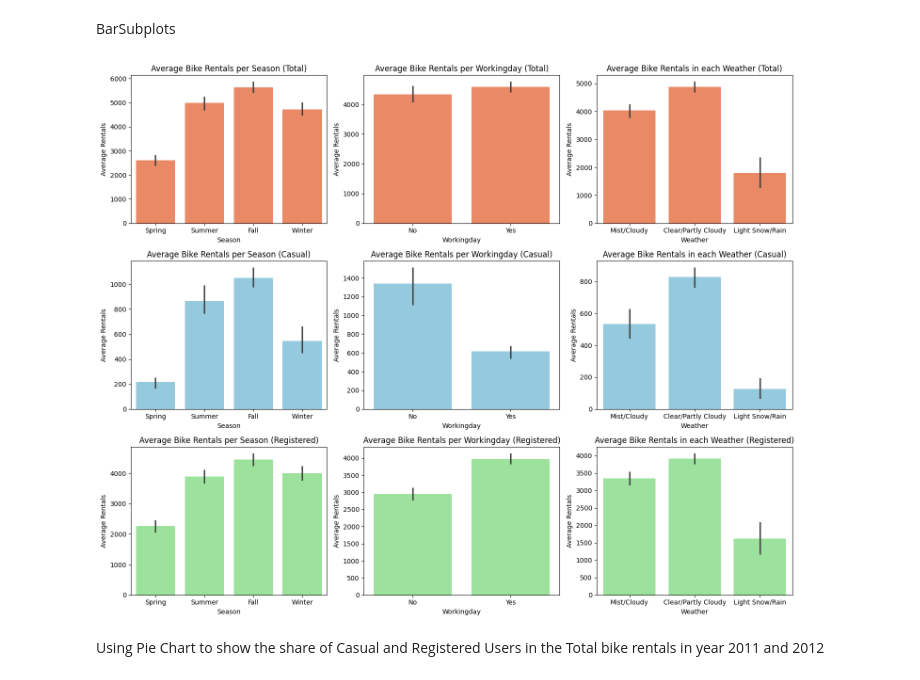
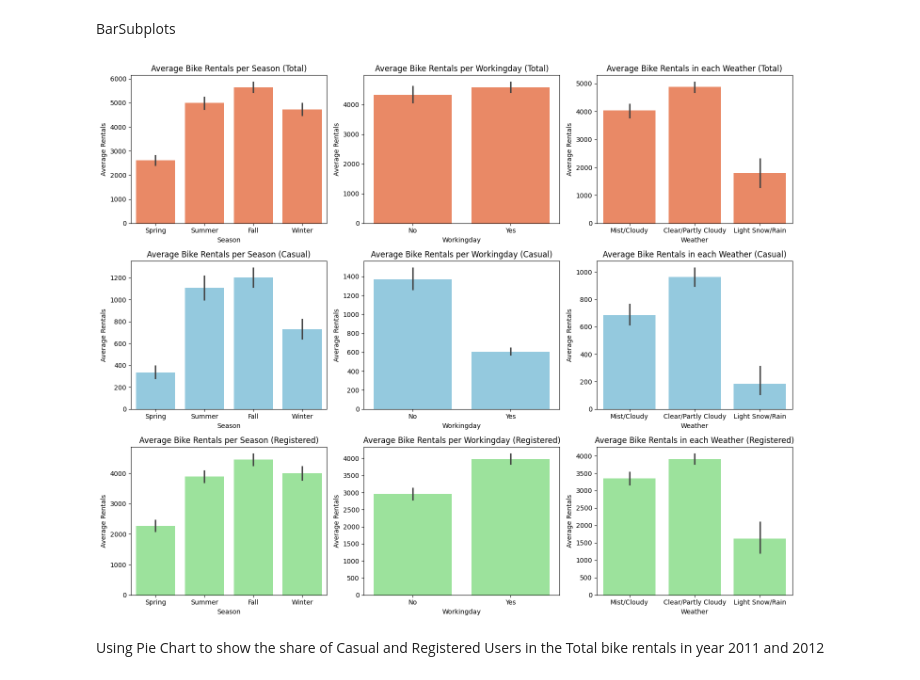
Before and after one commit to anik8C/EDA-of-Bike-Sharing-in-DC, a Jupyter notebook: EDA.ipynb, the cells around one changed output. Saved outputs shown, nothing was run; the diff lists cells and outputs as text; code cells hidden in the pictures.

Commit message:
Updated the estimator to default

```diff
--- a/EDA.ipynb
+++ b/EDA.ipynb
@@ -6,7 +4,7 @@ import pandas as pd
 import matplotlib.pyplot as plt
 import seaborn as sns
 
-df = pd.read_excel("/Users/ani/Desktop/Python_Project/WDC Bike Sharing EDA /day.xls")
+df = pd.read_excel("day.xls")
 print(df.head())
 print(df.isnull().sum())
 # %% [output]
@@ -150,48 +148,48 @@ axs[0,2].set_ylabel('Average Rentals')
 
 #---------Casual-----------
 
-sns.barplot(data = df, x = "Season", y = "Casual", ax = axs[1,0], estimator=np.median, color = "skyblue")
+sns.barplot(data = df, x = "Season", y = "Casual", ax = axs[1,0], color = "skyblue")
 axs[1,0].set_title('Average Bike Rentals per Season (Casual)')
 axs[1,0].set_xlabel("Season")
 axs[1,0].set_ylabel('Average Rentals')
 # plt.show()
 
-sns.barplot(data = df, x = "Workingday", y = "Casual", ax = axs[1,1], estimator=np.median, color = "skyblue")
+sns.barplot(data = df, x = "Workingday", y = "Casual", ax = axs[1,1], color = "skyblue")
 axs[1,1].set_title('Average Bike Rentals per Workingday (Casual)')
 axs[1,1].set_xlabel("Workingday")
 axs[1,1].set_ylabel('Average Rentals')
 # plt.show()
 
-sns.barplot(data = df, x = "Weather", y = "Casual", ax = axs[1,2], estimator=np.median, color = "skyblue")
+sns.barplot(data = df, x = "Weather", y = "Casual", ax = axs[1,2], color = "skyblue")
 axs[1,2].set_title('Average Bike Rentals in each Weather (Casual)')
 axs[1,2].set_xlabel("Weather")
 axs[1,2].set_ylabel('Average Rentals')
 # plt.show()
 
 #-------Registered----------
 
 sns.barplot(data = df, x = "Season", y = "Registered", ax = axs[2,0], color="lightgreen")
 axs[2,0].set_title('Average Bike Rentals per Season (Registered)')
 axs[2,0].set_xlabel("Season")
 axs[2,0].set_ylabel('Average Rentals')
 # plt.show()
 
 sns.barplot(data = df, x = "Workingday", y = "Registered",ax = axs[2,1], color="lightgreen")
 axs[2,1].set_title('Average Bike Rentals per Workingday (Registered)')
 axs[2,1].set_xlabel("Workingday")
 axs[2,1].set_ylabel('Average Rentals')
 # plt.show()
 
 sns.barplot(data = df, x = "Weather", y = "Registered", ax = axs[2,2], color="lightgreen")
 axs[2,2].set_title('Average Bike Rentals in each Weather (Registered)')
 axs[2,2].set_xlabel("Weather")
 axs[2,2].set_ylabel('Average Rentals')
 # plt.show()
 
 plt.tight_layout()
 plt.show()
 # %% [output]
-[figure, old version]
+[figure, new version]
 # %% [markdown]
 Using Pie Chart to show the share of Casual and Registered Users in the Total bike rentals in year 2011 and 2012
 # %%
```
Also changed, not shown: parts of 1 cell of this notebook, 1 other file.
